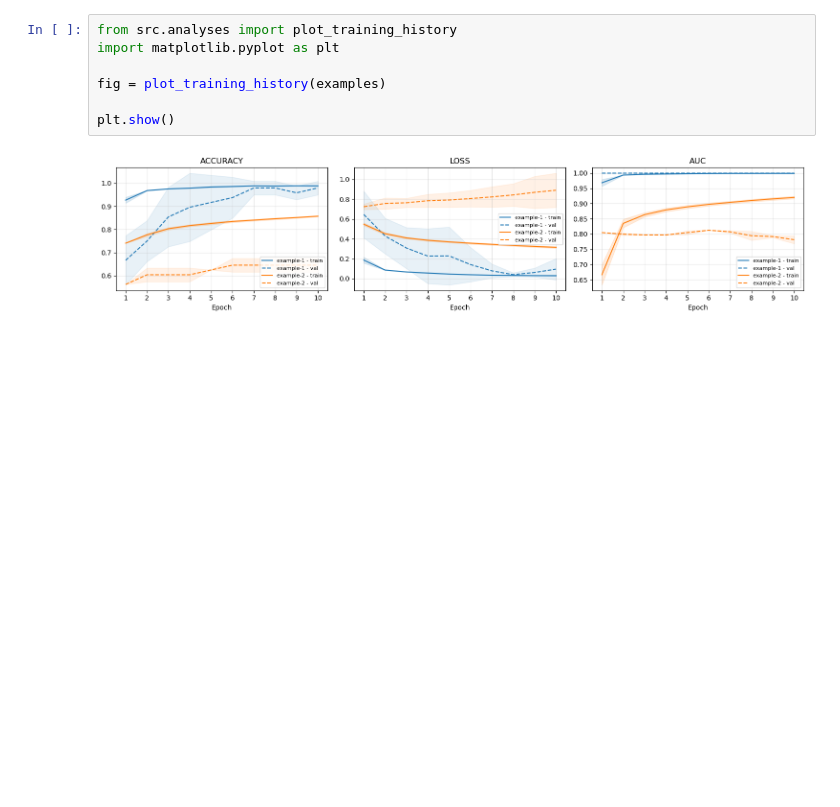
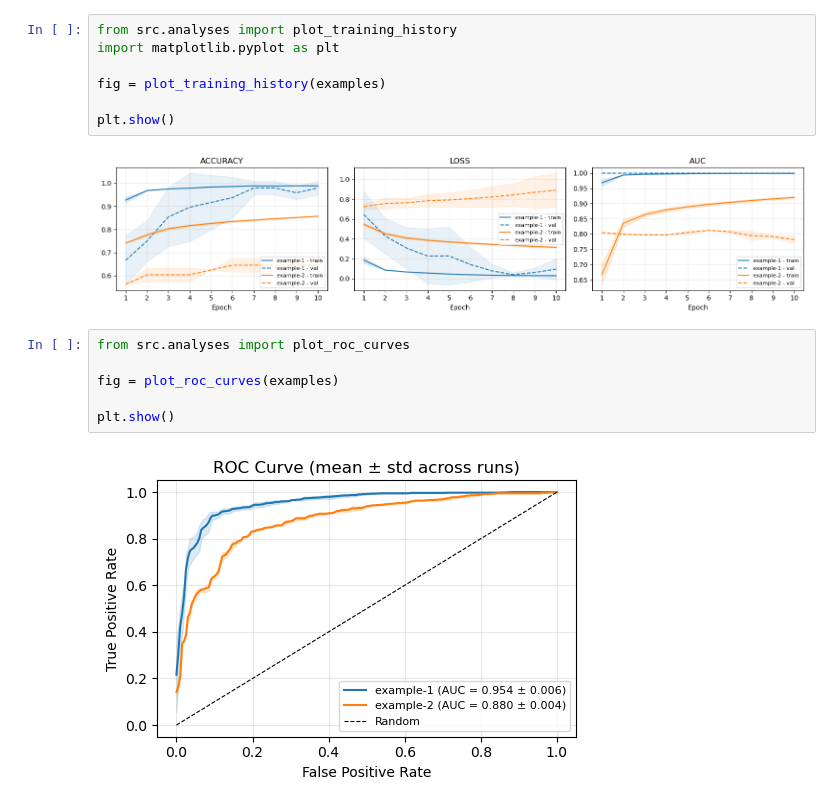
Before and after one commit to amartinsmg/classification-of-medical-images-using-cnn, a Jupyter notebook: notebooks/exploratory/aggregate_metrics.ipynb, the cells around one changed output. Saved outputs shown, nothing was run; the diff lists cells and outputs as text; blank space fills up the shorter version.

Commit message:
feat(analyses): add ROC curve plotting function
- Plots ROC curves with mean and std
- Displays AUC mean and std in legend
- Adds random baseline for comparison

```diff
--- a/notebooks/exploratory/aggregate_metrics.ipynb
+++ b/notebooks/exploratory/aggregate_metrics.ipynb
@@ -50,3 +50,11 @@ fig = plot_training_history(examples)
 plt.show()
 # %% [output]
 [figure]
+# %%
+from src.analyses import plot_roc_curves
+
+fig = plot_roc_curves(examples)
+
+plt.show()
+# %% [output]
+[figure, added]
```
Also changed, not shown: 1 other file.
